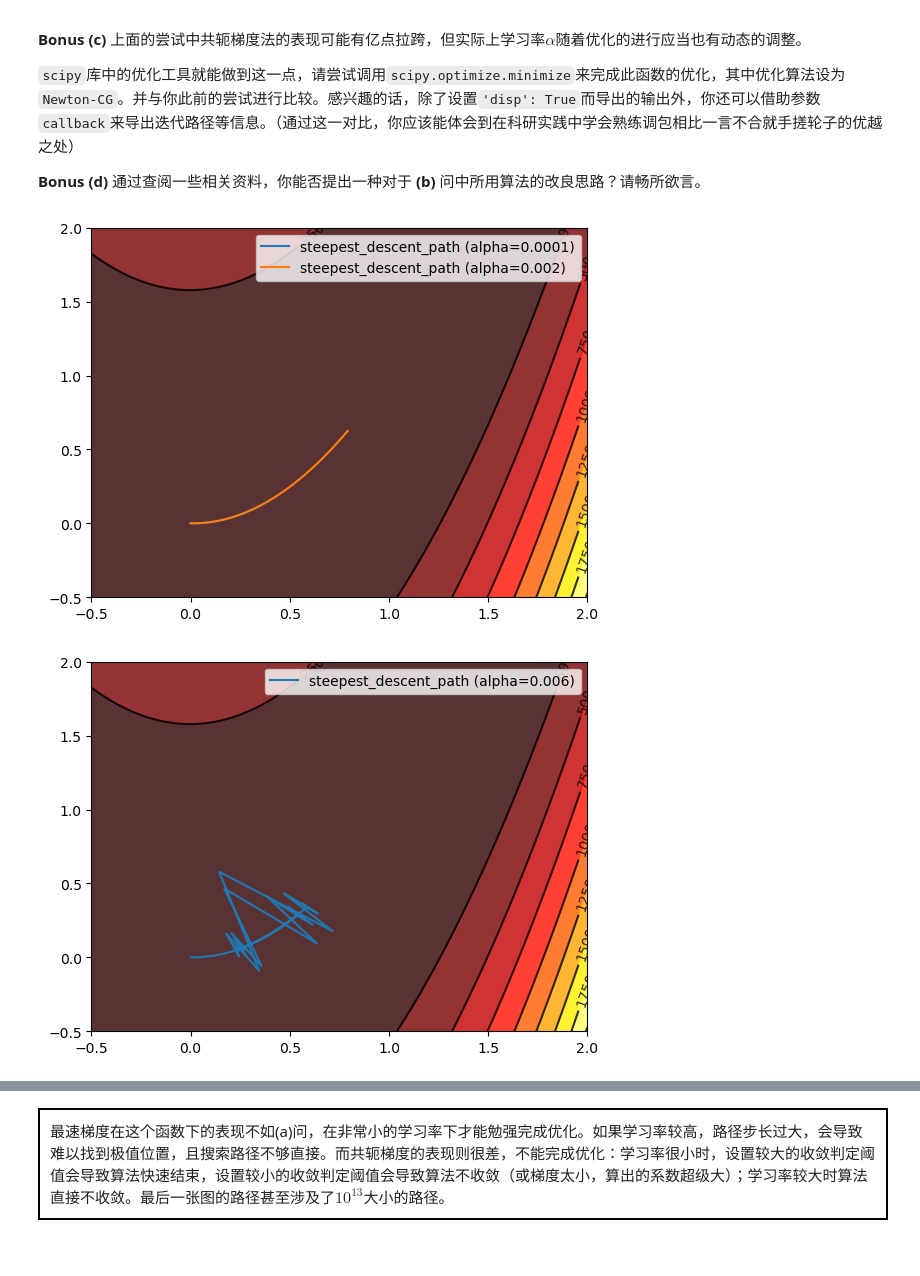
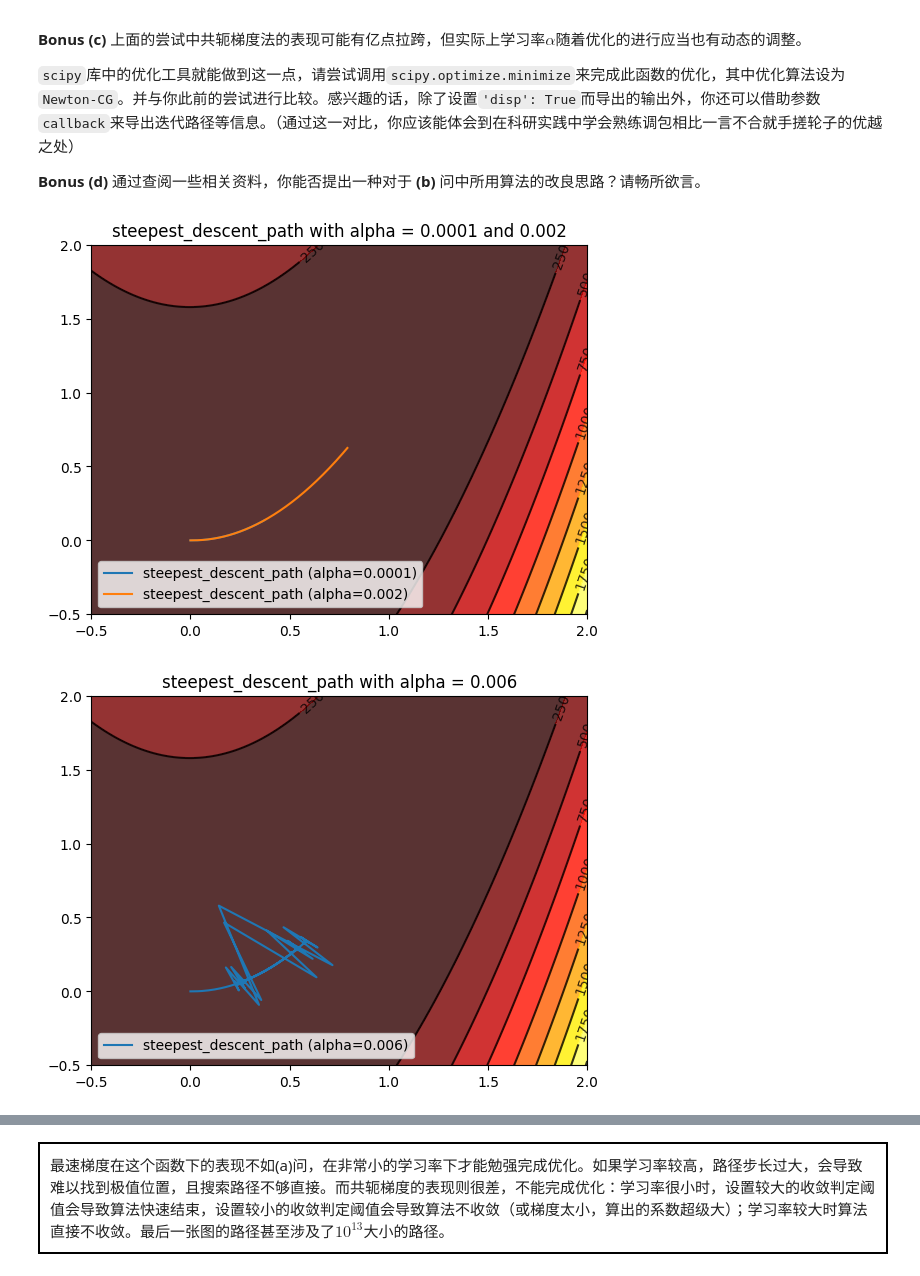
Before and after one commit to xicoa/Homework-of-Computational-Physics-Ji-Chen, a Jupyter notebook: HW3.ipynb, the cells around one changed output, grey strips where cells are left out. Cells and saved outputs as stored; diff of their text form; code cells hidden in the pictures.

```diff
--- a/HW3.ipynb
+++ b/HW3.ipynb
@@ -228,32 +228,36 @@ def draw_contour_f2():
     plot.clabel(C, inline=True, fontsize=10)
 
 
 draw_contour_f2()
 for rate in [0.0001, 0.002]:
     f2_steepest_xlist, f2_steepest_ylist, f2_steepest_xmin, f2_steepest_ymin = steepest_descent_fixrate(f2, 0, 0, 1e-4, rate)
     plot.plot(f2_steepest_xlist, f2_steepest_ylist, label=f'steepest_descent_path (alpha={rate})')
 plot.legend()
+plot.title("steepest_descent_path with alpha = 0.0001 and 0.002")
 plot.show()
 
 draw_contour_f2()
 rate = 0.006
 f2_steepest_xlist, f2_steepest_ylist, f2_steepest_xmin, f2_steepest_ymin = steepest_descent_fixrate(f2, 0, 0, 1e-4, rate)
 plot.plot(f2_steepest_xlist, f2_steepest_ylist, label=f'steepest_descent_path (alpha={rate})')
 plot.legend()
+plot.title("steepest_descent_path with alpha = 0.006")
 plot.show()
 
 
 rate = 0.00001
 f2_conj_xlist, f2_conj_ylist, f2_conj_xmin, f2_conj_ymin = conjugate_gradient_fixrate(f2, 0, 0, 1e-4, rate)
 plot.plot(f2_conj_xlist, f2_conj_ylist, label=f'conjugate_gradient_path (alpha={rate})')
 plot.legend()
+plot.title("conjugate_gradient_path with alpha = 0.00001")
 plot.show()
 
 rate = 0.0001
 f2_conj_xlist, f2_conj_ylist, f2_conj_xmin, f2_conj_ymin = conjugate_gradient_fixrate(f2, 0, 0, 1e-4, rate)
 plot.plot(f2_conj_xlist, f2_conj_ylist, label=f'conjugate_gradient_path (alpha={rate})')
 plot.legend()
+plot.title("conjugate_gradient_path with alpha = 0.0001")
 plot.show()
 # %% [output]
-[figure, old version]
+[figure, new version]
-[figure, old version]
+[figure, new version]
```
Also changed, not shown: parts of 6 cells of this notebook.
